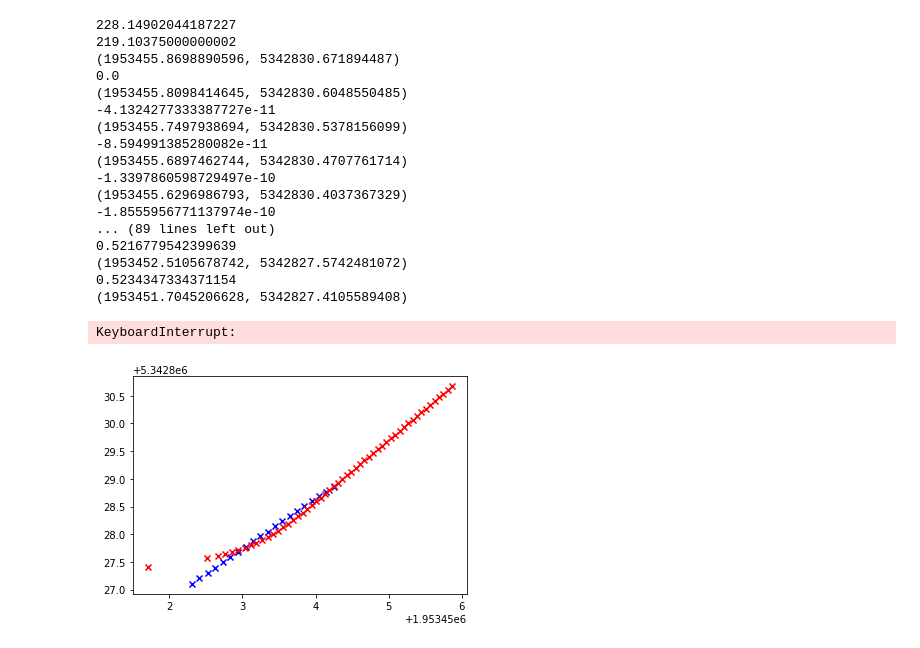
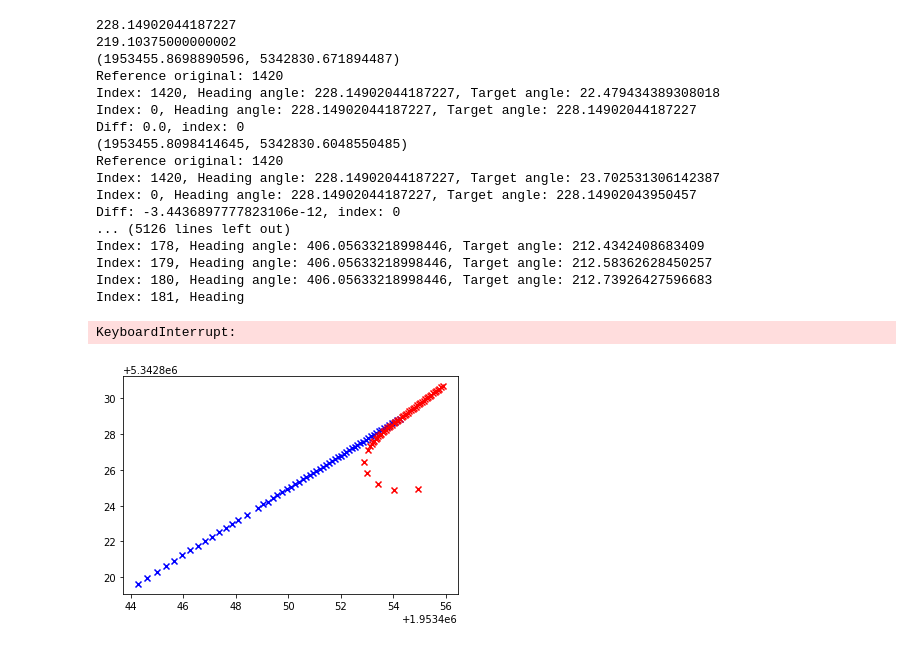
Before and after one commit to fiit-team-08/car-components-app, a Jupyter notebook: analysis/command_prediction_simple.ipynb, the cells around one changed output. Saved outputs shown, nothing was run; the diff lists cells and outputs as text; code cells hidden in the pictures.

Commit message:
Try to fix curves

```diff
--- a/analysis/command_prediction_simple.ipynb
+++ b/analysis/command_prediction_simple.ipynb
@@ -63,7 +63,7 @@ def getNewSteeringAngle(lap, reference_lap):
     points = [tuple(x) for x in lap[['LON', 'LAT']].to_numpy()]
     reference_points = [tuple(x) for x in reference_lap[['LON', 'LAT']].to_numpy()]
 
-    for i in range(20):
+    for i in range(60):
         x,y = reference_points[i]
         matplotlib.pyplot.scatter(x, y, marker="x", color="blue")
 
@@ -93,56 +93,56 @@ def getNewSteeringAngle(lap, reference_lap):
                 if xt == reference[0] and yt == reference[1]:
                     break
                 reference_index += 1
-
+            print("Reference original: {}".format(reference_index))
             while True:
                 reference_index %= len(reference_points)
                 xt, yt = reference_points[reference_index]
                 nearest_vector = (xt-x, yt-y)
                 targetAngle = angle_between((1,0), nearest_vector, True)
-                # print("Index: {}, Heading angle: {}, Target angle: {}".format(reference_index, math.degrees(heading_angle), math.degrees(targetAngle)))
+                print("Index: {}, Heading angle: {}, Target angle: {}".format(reference_index, math.degrees(heading_angle), math.degrees(targetAngle)))
                 diff = math.degrees(targetAngle - heading_angle)
 
                 # print("Angle difference: {}".format(diff))
                 if -30 < diff < 30:
                     break
                 reference_index += 1
 
-            if actual_index > 60:
+            if actual_index > 120:
                 break
 
 
-            print(math.radians(diff))
-            model.change_state(reference_lap.loc[reference_index, 'GSPEED']/12.0, math.radians(diff)/8.0)
+            print("Diff: {}, index: {}".format(math.radians(diff)/12.0, reference_index))
+            model.change_state(reference_lap.loc[reference_index, 'GSPEED']/12.0, -math.radians(diff)/12.0)
         break
 
 
 # Postup algoritmu:
 # Zobrat koordinaty krivky
 # Pre kazdy bod ako zaciatocny spravit cele kolecko
 # Vypocet pre bod:
 # Zobrat bod, vyratat uhol medzi aktualnym a najblizsim na referencnej, (tento uhol je novy steering command)
 # spriemerovat uhly na rovnakom indexe (pozor, bude treba rotovat kolecka).
 for value in n_wise(laps, 2):
     lap = traces_df.iloc[value[0]:value[1]]
     getNewSteeringAngle(lap, reference_df)
     break
 # %% [output]
 228.14902044187227
 219.10375000000002
 (1953455.8698890596, 5342830.671894487)
-0.0
+Reference original: 1420
+Index: 1420, Heading angle: 228.14902044187227, Target angle: 22.479434389308018
+Index: 0, Heading angle: 228.14902044187227, Target angle: 228.14902044187227
+Diff: 0.0, index: 0
 (1953455.8098414645, 5342830.6048550485)
--4.1324277333387727e-11
-(1953455.7497938694, 5342830.5378156099)
--8.594991385280082e-11
-(1953455.6897462744, 5342830.4707761714)
--1.3397860598729497e-10
-(1953455.6296986793, 5342830.4037367329)
--1.8555956771137974e-10
-... (89 lines left out)
-0.5216779542399639
-(1953452.5105678742, 5342827.5742481072)
-0.5234347334371154
-(1953451.7045206628, 5342827.4105589408)
+Reference original: 1420
+Index: 1420, Heading angle: 228.14902044187227, Target angle: 23.702531306142387
+Index: 0, Heading angle: 228.14902044187227, Target angle: 228.14902043950457
+Diff: -3.4436897777823106e-12, index: 0
+... (5126 lines left out)
+Index: 178, Heading angle: 406.05633218998446, Target angle: 212.4342408683409
+Index: 179, Heading angle: 406.05633218998446, Target angle: 212.58362628450257
+Index: 180, Heading angle: 406.05633218998446, Target angle: 212.73926427596683
+Index: 181, Heading
 KeyboardInterrupt:
-[figure, old version]
+[figure, new version]
```
